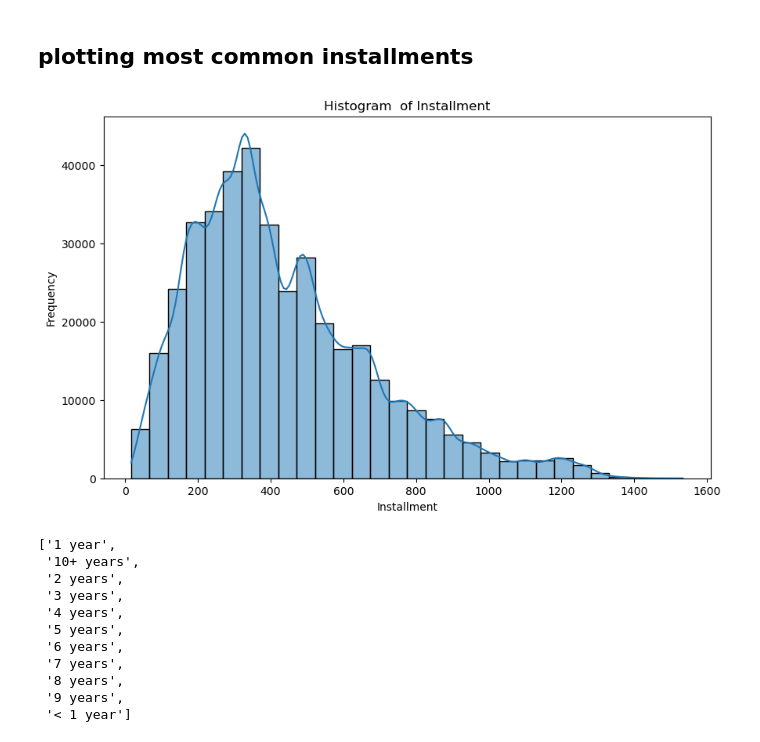
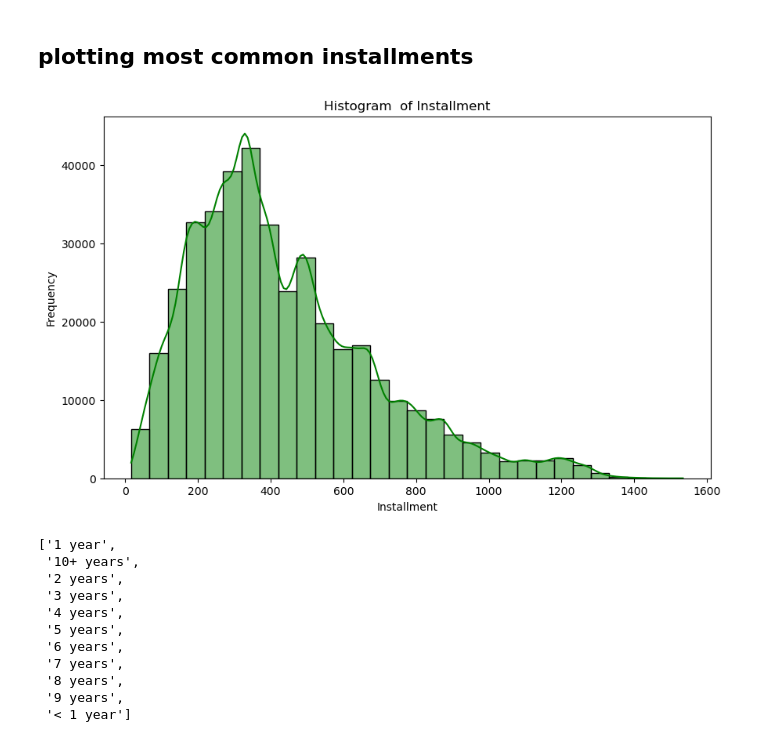
Before and after one commit to SaadNasir92/Group_project_1_SMU, a Jupyter notebook: data/Untitled.ipynb, the cells around one changed output. Cells and saved outputs as stored; diff of their text form; code cells hidden in the pictures.

Commit message:
minor plot fixes, removed unneeded lines

```diff
--- a/data/Untitled.ipynb
+++ b/data/Untitled.ipynb
@@ -103,15 +97,15 @@ plt.show()
 ## plotting most common installments
 # %%
 plt.figure(figsize=(10, 6))
-sns.histplot(lending_df['installment'], bins=30, kde=True, palette= 'viridis')
+sns.histplot(lending_df['installment'], bins=30, kde=True, color="green")
 plt.title('Histogram  of Installment')
 plt.xlabel('Installment')
 plt.ylabel('Frequency')
 plt.show()
 
 # you can see most of the installments fall in  the 200-400 range
 # %% [output]
-[figure, old version]
+[figure, new version]
 # %%
 sorted(lending_df['emp_length'].dropna().unique())
 # %% [output]
```
Also changed, not shown: parts of 1 cell of this notebook.
